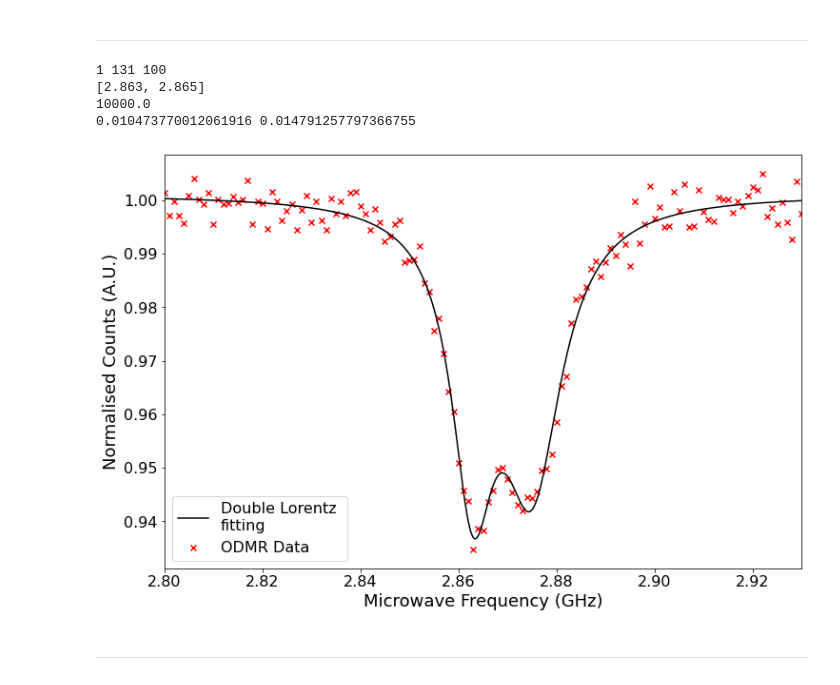
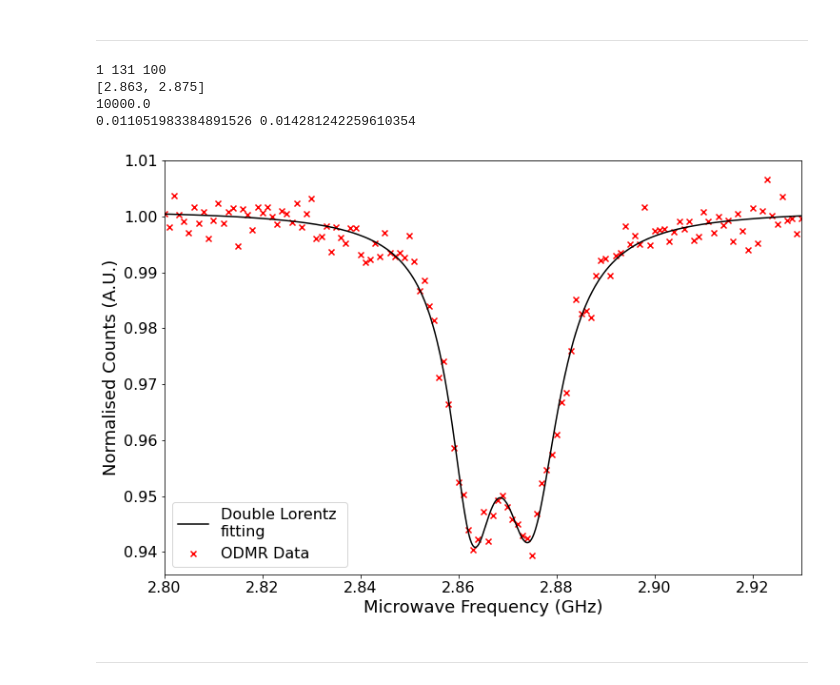
Before and after one commit to Corbyn93/Ryans_Python_Scripts, a Jupyter notebook: Ryan's Jupyter stuff/ODMR analysis/20210720_4_Point_Thermometry.ipynb, the cells around one changed output. Saved outputs shown, nothing was run; the diff lists cells and outputs as text; code cells hidden in the pictures.

```diff
--- a/Ryan's Jupyter stuff/ODMR analysis/20210720_4_Point_Thermometry.ipynb
+++ b/Ryan's Jupyter stuff/ODMR analysis/20210720_4_Point_Thermometry.ipynb
@@ -171,7 +171,7 @@ Additionally, I should be able to extract the Double Lorentz fitting of the data
  # Saves this data into a text file and the 2 plots generated.
 #######
 
-date = '20210920' # Date on folder in which the experimental data is saved.
+date = '20210921' # Date on folder in which the experimental data is saved.
 set_plot_params()
 
 # Load in the data file into an np array, and freqeuncy scan parameters
@@ -179,7 +179,7 @@ set_plot_params()
 folder_path = 'I:\\Science\\Physics-Nanobiophotonics\\Group\\User Data\\ODMR\\ODMR and imaging\\2021\\' + date + '\\'
 #folder_path = 'I:\\Science\\Physics-Nanobiophotonics\\Group\\User Data\\ODMR\\Imaging\\'
 
-data_set = '_referenced_odmr_19' # Short hand for the file name.
+data_set = '_referenced_odmr_07' # Short hand for the file name.
 
 # Set the file names for all 4 data sets recorded from the experiment.
 file_name_ODMR1 = date + data_set + '_ODMR1.dat'
@@ -215,36 +215,36 @@ mean_odmr_freq_points, mean_norm_odmr_full_disordered = mean_data(normalised_ODM
 mean_norm_odmr_full = np.roll(mean_norm_odmr_full_disordered, 1)
 
 # Plot the mean normalised dataset as a scatter plot.
 fig1, ax1 = normalised_scatter_plot(freq, mean_norm_odmr_full)
 
 # find the freqeuncy points with the highest ODMR contrast
 freq_mins, dip_depth, flourescent_baseline = get_init_params(mean_norm_odmr_full, freq)
 print(freq_mins)
 
 
 # create the initial parameters for ODMR double lorentzian
 # line fitting
 init_params = [dip_depth[0], freq_mins[0], 0.005, dip_depth[1], freq_mins[1], 0.005, flourescent_baseline]
 #init_params = [-0.8, 2.86, 0.005, dip_depth[1], 2.87, 0.005, flourescent_baseline]
 
 # Set the upper and lower bounds for the fitting algorithm.
 lower_bounds = [-np.inf, init_params[1] - 0.01, 0, -np.inf, init_params[4] - 0.01, 0, 0]
 upper_bounds = [np.inf, init_params[1] + 0.01, 1, np.inf, init_params[4] + 0.01, 1, np.inf]
 
 # generate the optimised curve fit parameters.
 fitting_params, error_in_fit = optimised_lorentz_fit(freq, mean_norm_odmr_full, init_params,
                                                     lower_bounds, upper_bounds)
 
 # plot the fitting to ax1
 ax1, y_fit = plot_fitting(ax1, freq, params_values[3])
 print(dwell_time)
 print(fitting_params[2], fitting_params[5])
 # %% [output]
 1 131 100
-[2.863, 2.865]
+[2.863, 2.875]
 10000.0
-0.010473770012061916 0.014791257797366755
+0.011051983384891526 0.014281242259610354
-[figure, old version]
+[figure, new version]
 # %% [markdown]
 ***
 # %% [markdown]
```
Also changed, not shown: parts of 10 cells of this notebook, 1 other file.
